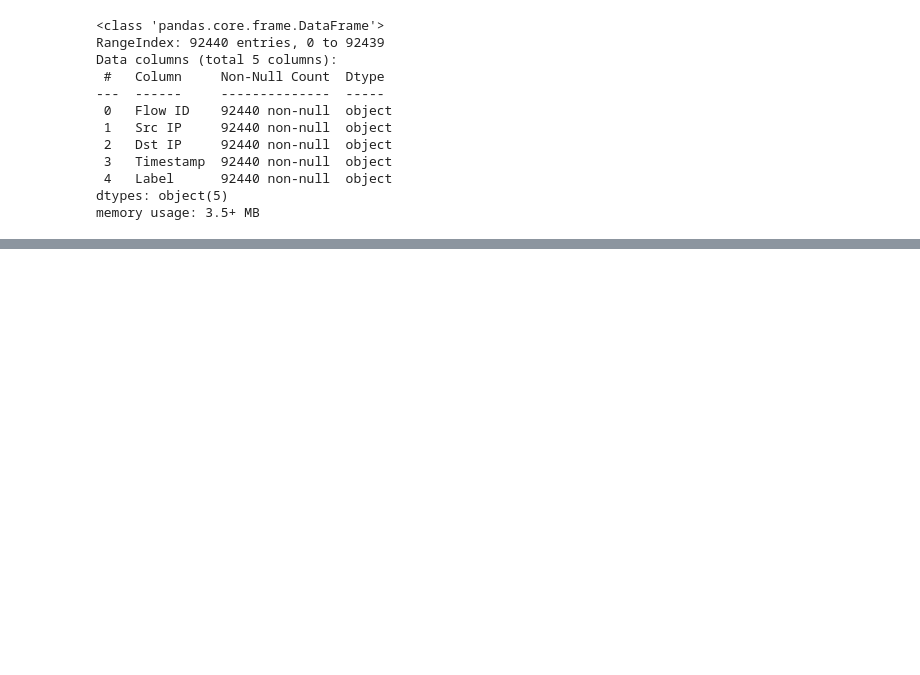
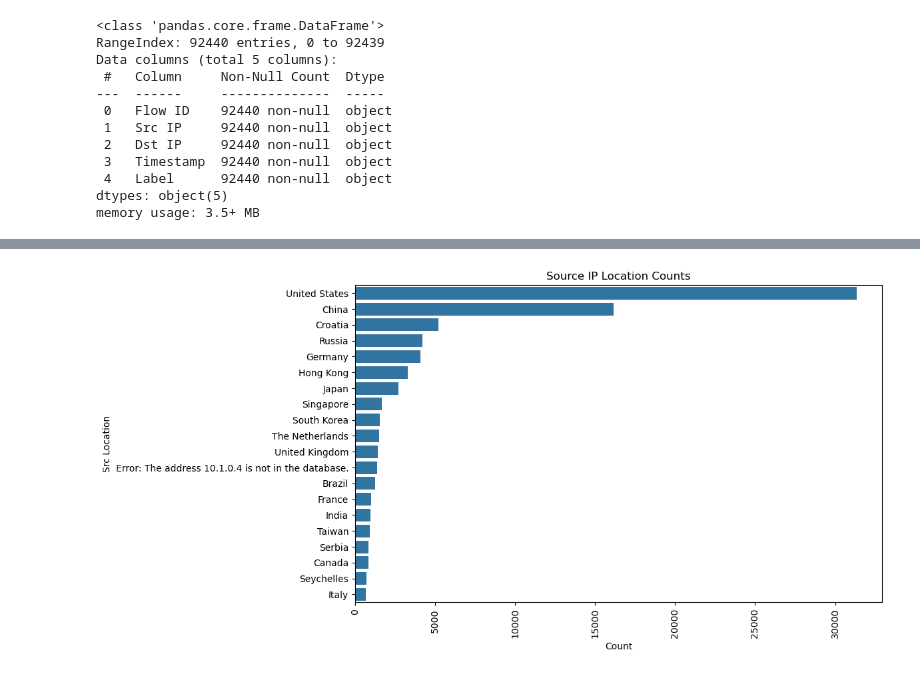
Before and after one commit to Totally-Kyle/The-CyberChase, a Jupyter notebook: eda.ipynb, the cells around one changed output, grey strips where cells are left out. Saved outputs shown, nothing was run; the diff lists cells and outputs as text; code cells hidden in the pictures; blank space fills up the shorter version.

```diff
--- a/eda.ipynb
+++ b/eda.ipynb
@@ -154,0 +401,19 @@ memory usage: 3.5+ MB
+# %%
+import geoip2.database
+from geopy.geocoders import Nominatim
+
+reader = geoip2.database.Reader('/Users/sa2/Desktop/TKH/The-CyberChase/GeoLite2-City.mmdb')
+# Build location info
+locations = []
+for ip in dfcat['Src IP']:
+    try:
+        response = reader.city(ip)
+        country = response.country.name or "Unknown Country"
+        location_str = f"{country}"
+    except Exception as e:
+        location_str = f"Error: {e}"
+    locations.append(location_str)
+# Add to DataFrame
+dfcat['Src Location'] = locations
+
+dfcat
@@ -154,0 +434,14 @@ memory usage: 3.5+ MB
+# %%
+# Counts as DataFrame
+location_counts = dfcat['Src Location'].value_counts().nlargest(20).reset_index()
+location_counts.columns = ['Src Location', 'Count']
+
+# Plot
+plt.figure(figsize=(12, 6))
+sns.barplot(data=location_counts, y='Src Location', x='Count')
+plt.xticks(rotation=90)
+plt.title("Source IP Location Counts")
+plt.tight_layout()
+plt.show()
+# %% [output]
+[figure, added]
```
Also changed, not shown: parts of 28 cells of this notebook, 5 other files.
